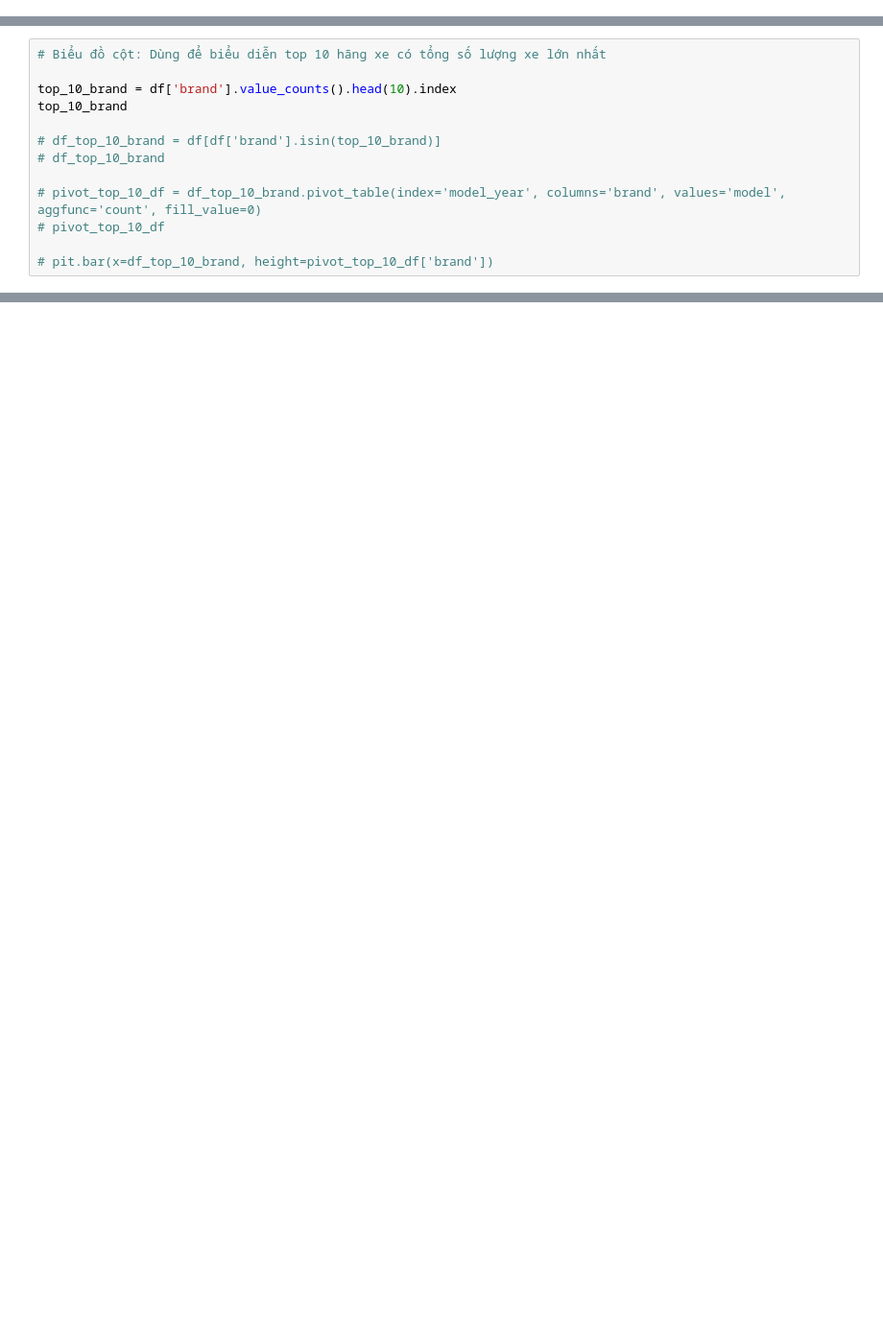
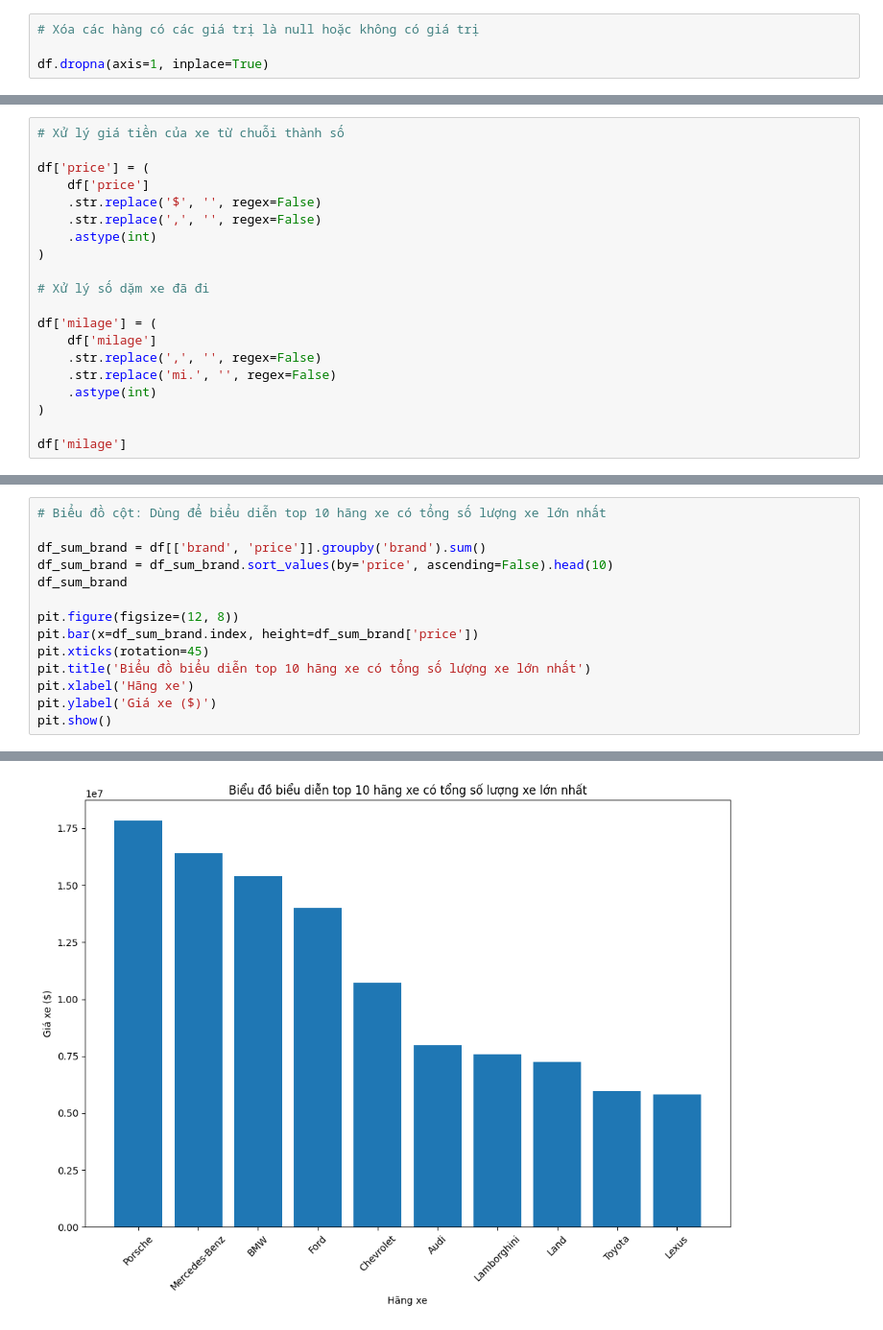
Before and after one commit to Thienbao2211/Used_Car_Analysis, a Jupyter notebook: notebook/PNL_CSA07.ipynb, the cells around one changed output, grey strips where cells are left out. Shown at 96% size. Saved outputs shown, nothing was run; the diff lists cells and outputs as text; blank space fills up the shorter version.

```diff
--- a/notebook/PNL_CSA07.ipynb
+++ b/notebook/PNL_CSA07.ipynb
@@ -4,0 +25,4 @@ df = pd.read_csv('../api/used_cars.csv')
+# %%
+# Xóa các hàng có các giá trị là null hoặc không có giá trị
+
+df.dropna(axis=1, inplace=True)
@@ -4,0 +66,20 @@ df = pd.read_csv('../api/used_cars.csv')
+# %%
+# Xử lý giá tiền của xe từ chuỗi thành số
+
+df['price'] = (
+    df['price']
+    .str.replace('$', '', regex=False)
+    .str.replace(',', '', regex=False)
+    .astype(int)
+)
+
+# Xử lý số dặm xe đã đi
+
+df['milage'] = (
+    df['milage']
+    .str.replace(',', '', regex=False)
+    .str.replace('mi.', '', regex=False)
+    .astype(int)
+)
+
+df['milage']
@@ -23,14 +134,15 @@ pit.title('Biểu đồ số lượng xe các năm của các hãng top đầu')
 # %%
 # Biểu đồ cột: Dùng để biểu diễn top 10 hãng xe có tổng số lượng xe lớn nhất
 
-top_10_brand = df['brand'].value_counts().head(10).index
-top_10_brand
+df_sum_brand = df[['brand', 'price']].groupby('brand').sum()
+df_sum_brand = df_sum_brand.sort_values(by='price', ascending=False).head(10)
+df_sum_brand
 
-# df_top_10_brand = df[df['brand'].isin(top_10_brand)]
-# df_top_10_brand
-
-# pivot_top_10_df = df_top_10_brand.pivot_table(index='model_year', columns='brand', values='model', aggfunc='count', fill_value=0)
-# pivot_top_10_df
-
-# pit.bar(x=df_top_10_brand, height=pivot_top_10_df['brand'])
+pit.figure(figsize=(12, 8))
+pit.bar(x=df_sum_brand.index, height=df_sum_brand['price'])
+pit.xticks(rotation=45)
+pit.title('Biểu đồ biểu diễn top 10 hãng xe có tổng số lượng xe lớn nhất')
+pit.xlabel('Hãng xe')
+pit.ylabel('Giá xe ($)')
+pit.show()
 # %% [output]
@@ -39,0 +149 @@ Index(['Ford', 'BMW', 'Mercedes-Benz', 'Chevrolet', 'Porsche', 'Audi',
+[figure, added]
```
Also changed, not shown: parts of 12 cells of this notebook, 1 other file.
